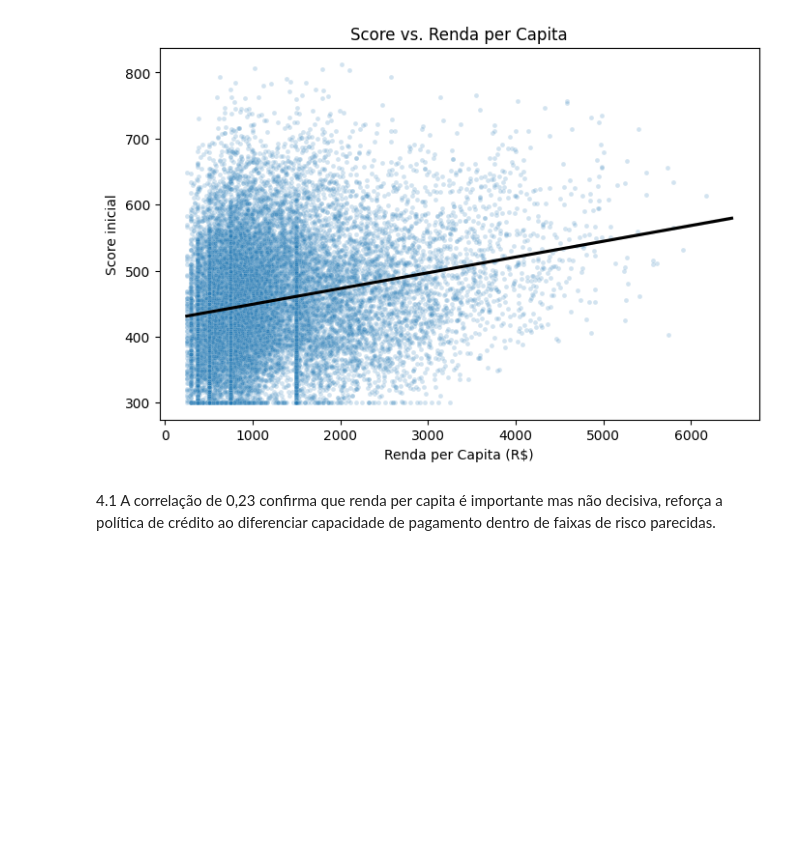
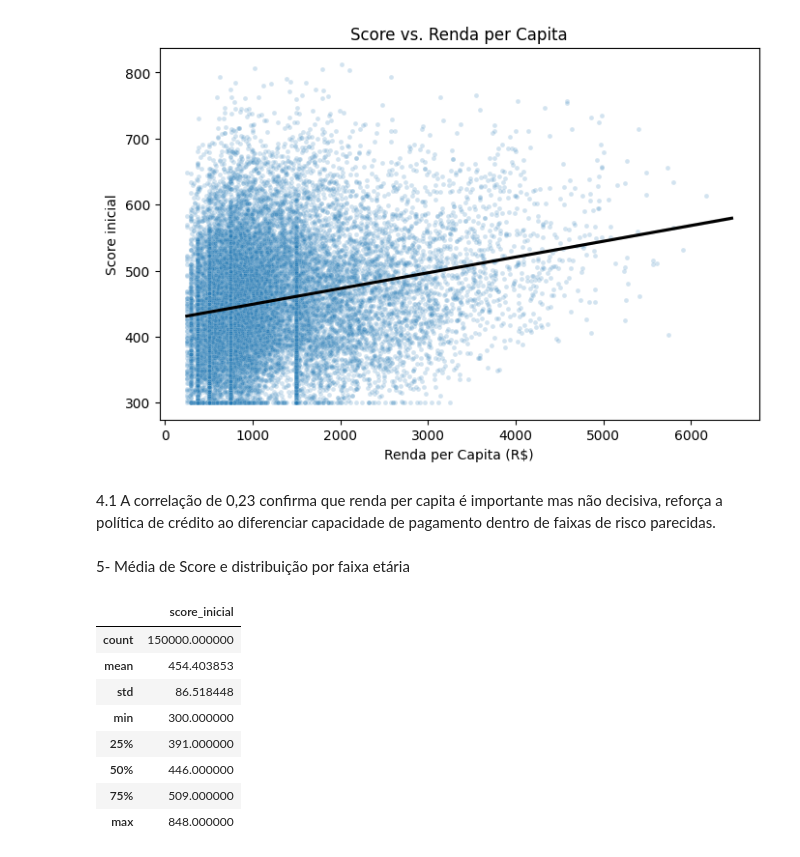
Before and after one commit to mairasantana/desafio-final-neurotech, a Jupyter notebook: analise_de_dados.ipynb, the cells around one changed output. Cells and saved outputs as stored; diff of their text form; code cells hidden in the pictures; blank space fills up the shorter version.

```diff
--- a/analise_de_dados.ipynb
+++ b/analise_de_dados.ipynb
@@ -488,3 +488,17 @@ plt.show()
 [figure]
 # %% [markdown]
 4.1 A correlação de 0,23 confirma que renda per capita é importante mas não decisiva, reforça a política de crédito ao diferenciar capacidade de pagamento dentro de faixas de risco parecidas.
+# %% [markdown]
+5- Média de Score e distribuição por faixa etária
+# %%
+df_cadastral[['score_inicial']].describe()
+# %% [output]
+|  | score_inicial |
+| count | 150000.000000 |
+| mean | 454.403853 |
+| std | 86.518448 |
+| min | 300.000000 |
+| 25% | 391.000000 |
+| 50% | 446.000000 |
+| 75% | 509.000000 |
+| max | 848.000000 |
```
Also changed, not shown: parts of 11 cells of this notebook.
